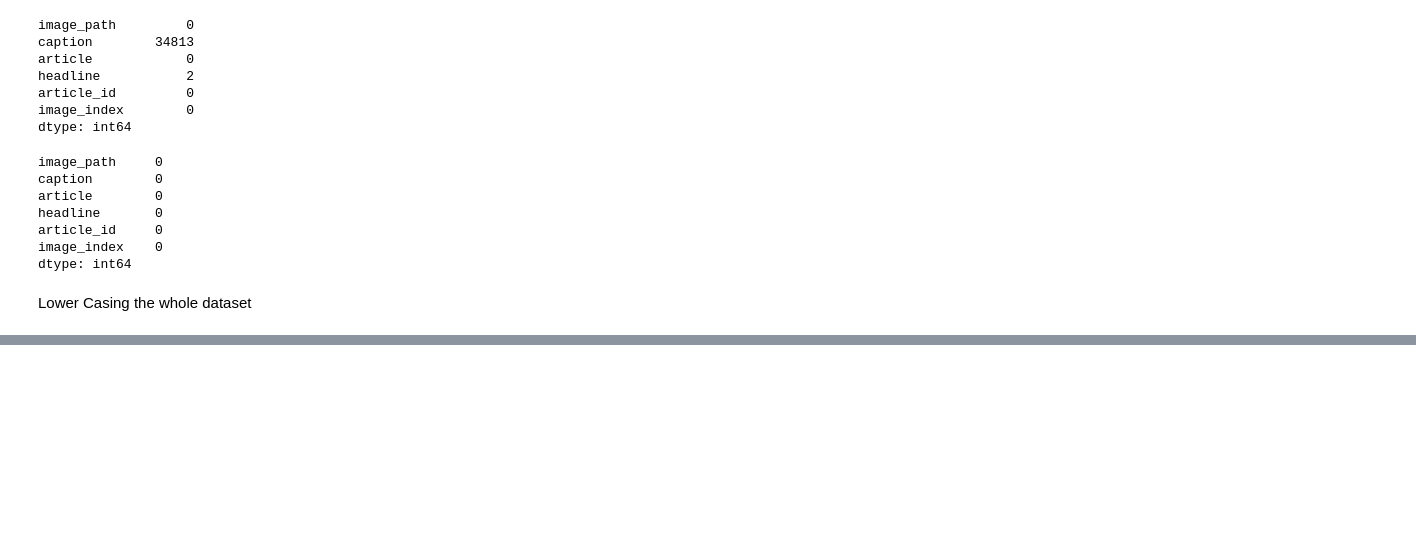
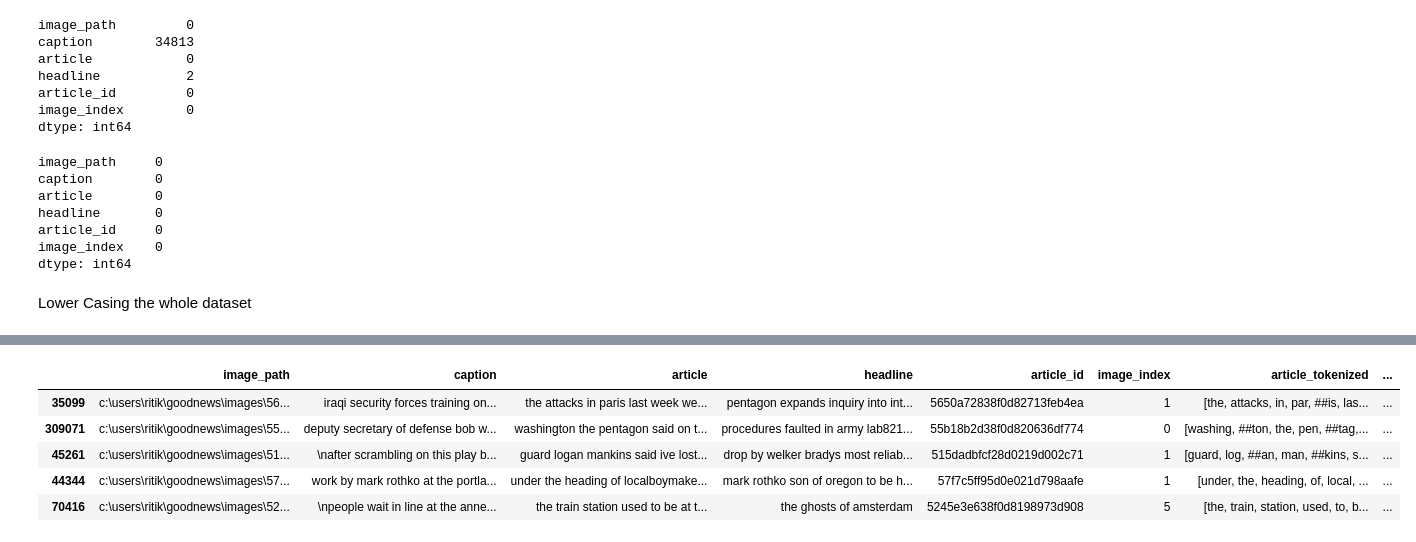
Before and after one commit to Foxtrot123-png/Multi-Model-Bias-Detection-and-Debiasing-the-News, a Jupyter notebook: EDA/GoodNews_Dataset.IPYNB, the cells around one changed output, grey strips where cells are left out. Cells and saved outputs as stored; diff of their text form; code cells hidden in the pictures; blank space fills up the shorter version.

```diff
--- a/EDA/GoodNews_Dataset.IPYNB
+++ b/EDA/GoodNews_Dataset.IPYNB
@@ -40,4 +40,6 @@ Lower Casing the whole dataset
 # %%
 gnd_nona = gnd_nona.applymap(lambda x: x.lower() if isinstance(x, str) else x)
 # %%
-babe['text'] = babe['text'].replace(to_replace=r'[^\w\s]', value='', regex=True)
+gnd_nona['caption'] = gnd_nona['caption'].replace(to_replace=r'[^\w\s]', value='', regex=True)
+gnd_nona['article'] = gnd_nona['article'].replace(to_replace=r'[^\w\s]', value='', regex=True)
+gnd_nona['headline'] = gnd_nona['headline'].replace(to_replace=r'[^\w\s]', value='', regex=True)
@@ -43,0 +75,2 @@ babe['text'] = babe['text'].replace(to_replace=r'[^\w\s]', value='', regex=True)
+# %%
+gnd_sampled = gnd_nona.sample(n=100000,random_state=42)
@@ -43,0 +92,15 @@ babe['text'] = babe['text'].replace(to_replace=r'[^\w\s]', value='', regex=True)
+# %%
+tokenizer = AutoTokenizer.from_pretrained("bert-base-cased")
+# %%
+for col in ['article','caption','headline']:
+    gnd_sampled[col+'_tokenized']= gnd_sampled[col].apply(lambda x :tokenizer.tokenize(x, max_length=512,truncation=True,padding=True) )
+    gnd_sampled[col+'_tokenized_id']= gnd_sampled[col].apply(lambda x :tokenizer.encode(x, max_length=512,truncation=True,padding=True) )
+# %%
+gnd_sampled.head()
+# %% [output]
+|  | image_path | caption | article | headline | article_id | image_index | article_tokenized | ... |
+| 35099 | c:\users\ritik\goodnews\images\56... | iraqi security forces training on... | the attacks in paris last week we... | pentagon expands inquiry into int... | 5650a72838f0d82713feb4ea | 1 | [the, attacks, in, par, ##is, las... | ... |
+| 309071 | c:\users\ritik\goodnews\images\55... | deputy secretary of defense bob w... | washington the pentagon said on t... | procedures faulted in army lab821... | 55b18b2d38f0d820636df774 | 0 | [washing, ##ton, the, pen, ##tag,... | ... |
+| 45261 | c:\users\ritik\goodnews\images\51... | \nafter scrambling on this play b... | guard logan mankins said ive lost... | drop by welker bradys most reliab... | 515dadbfcf28d0219d002c71 | 1 | [guard, log, ##an, man, ##kins, s... | ... |
+| 44344 | c:\users\ritik\goodnews\images\57... | work by mark rothko at the portla... | under the heading of localboymake... | mark rothko son of oregon to be h... | 57f7c5ff95d0e021d798aafe | 1 | [under, the, heading, of, local, ... | ... |
+| 70416 | c:\users\ritik\goodnews\images\52... | \npeople wait in line at the anne... | the train station used to be at t... | the ghosts of amsterdam | 5245e3e638f0d8198973d908 | 5 | [the, train, station, used, to, b... | ... |
```
Also changed, not shown: parts of 6 cells of this notebook, 1 other file.
